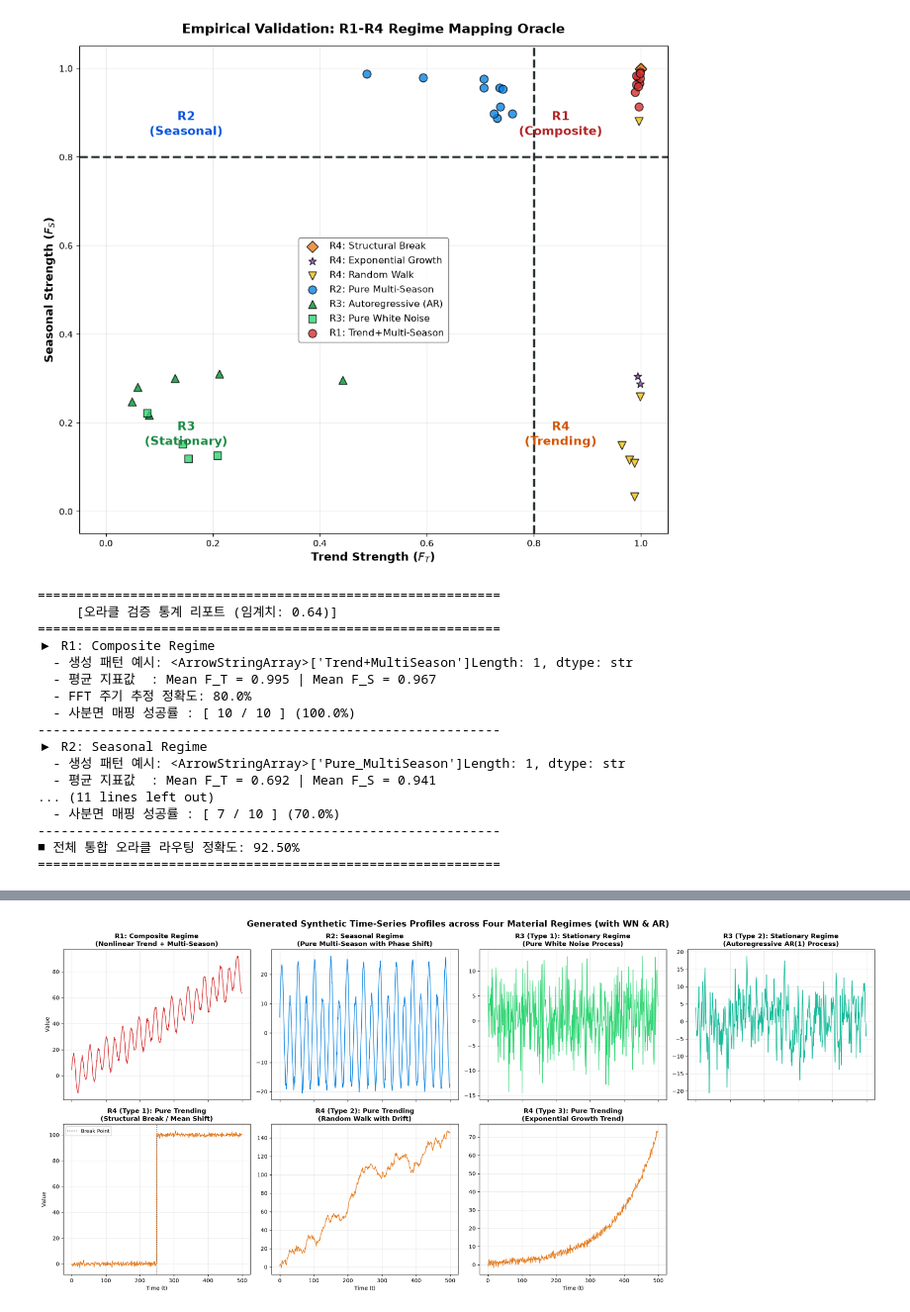
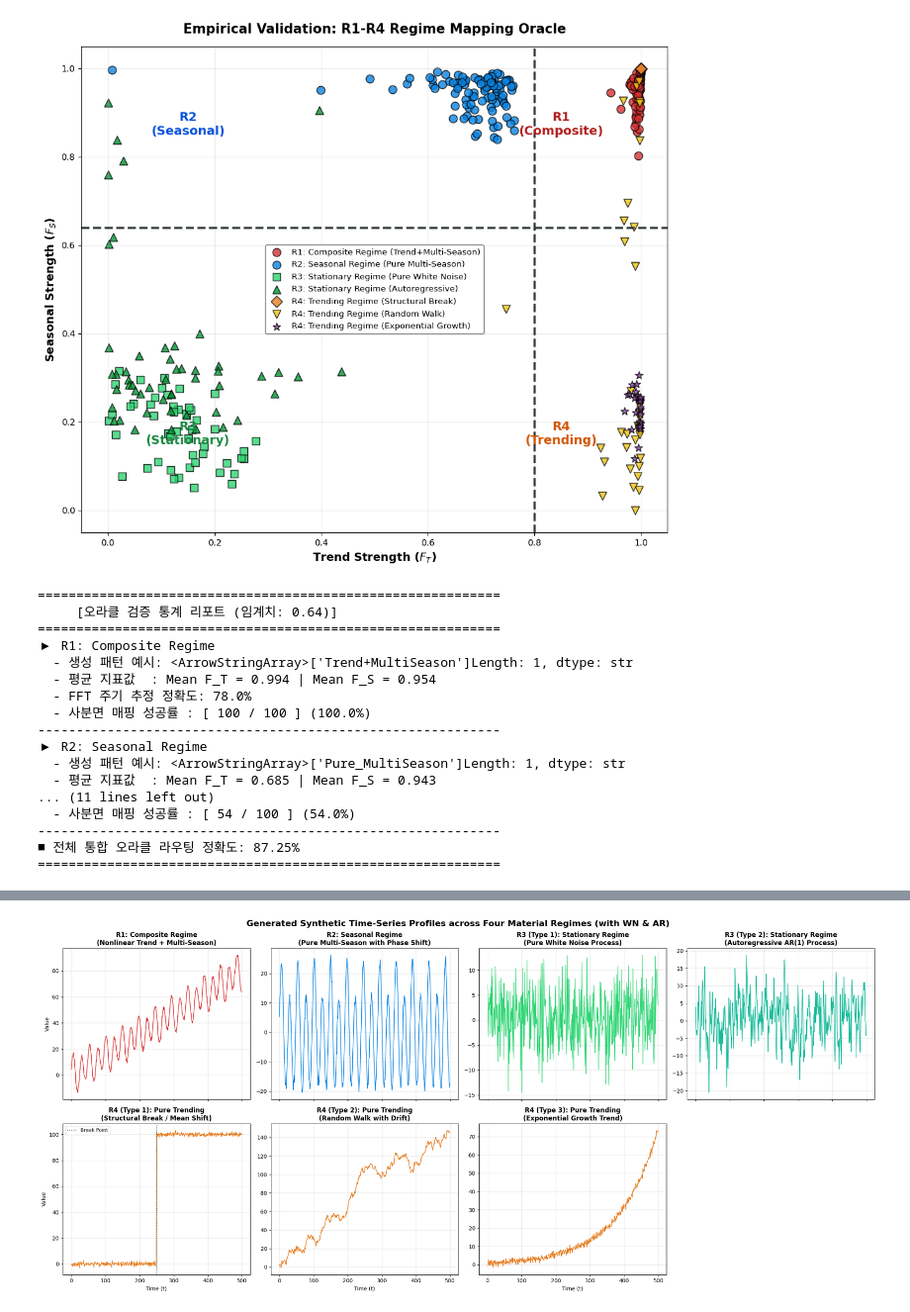
Before and after one commit to wayne0831/TSFM_Ops, a Jupyter notebook: src/temp/evalute_ft_fs.ipynb, the cells around one changed output, grey strips where cells are left out. Shown at 99% size. Cells and saved outputs as stored; diff of their text form; code cells hidden in the pictures.

Commit message:
deleted:    results/temp/synthetic_quadrant_dataset.csv 	new file:   results/temp/synthetic_quadrant_dataset_per10000.csv 	modified:   src/temp/evalute_ft_fs.ipynb

```diff
--- a/src/temp/evalute_ft_fs.ipynb
+++ b/src/temp/evalute_ft_fs.ipynb
@@ -224,49 +256,63 @@ df_exp_results.to_csv('../../results/temp/synthetic_quadrant_dataset.csv', index
 # %%
 # ==========================================
-# 2. 결과 시각화 (세부 패턴별 색상 및 마커 분리 플롯팅)
+# 2. 결과 시각화 (R1~R4 범례 순서 고정 및 세부 패턴 플롯팅)
 # ==========================================
 F_T_thr = 0.80
-F_S_thr = 0.80
+F_S_thr = 0.64
 
 plt.figure(figsize=(12, 10))
 
-# 패턴별 구성 설정
+# 1. 학술적 일관성을 위해 패턴별 고유 시각 세팅 테이블 정의
 pattern_configs = {
-    'Trend+MultiSeason':       {'color': '#d63031', 'marker': 'o', 'label': 'R1: Trend+Multi-Season'},
-    'Pure_MultiSeason':        {'color': '#0984e3', 'marker': 'o', 'label': 'R2: Pure Multi-Season'},
-    'Stationary_WN':           {'color': '#2ed573', 'marker': 's', 'label': 'R3: Pure White Noise'},
-    'Stationary_AR':           {'color': '#009432', 'marker': '^', 'label': 'R3: Autoregressive (AR)'},
-    'PureTrend_Break':         {'color': '#e67e22', 'marker': 'D', 'label': 'R4: Structural Break'},
-    'PureTrend_RandomWalk':    {'color': '#f1c40f', 'marker': 'v', 'label': 'R4: Random Walk'},
-    'PureTrend_Exponential':   {'color': '#8e44ad', 'marker': '*', 'label': 'R4: Exponential Growth'}
+    'Trend+MultiSeason':       {'color': '#d63031', 'marker': 'o', 'label': 'R1: Composite Regime (Trend+Multi-Season)'},
+    'Pure_MultiSeason':        {'color': '#0984e3', 'marker': 'o', 'label': 'R2: Seasonal Regime (Pure Multi-Season)'},
+    'Stationary_WN':           {'color': '#2ed573', 'marker': 's', 'label': 'R3: Stationary Regime (Pure White Noise)'},
+    'Stationary_AR':           {'color': '#009432', 'marker': '^', 'label': 'R3: Stationary Regime (Autoregressive)'},
+    'PureTrend_Break':         {'color': '#e67e22', 'marker': 'D', 'label': 'R4: Trending Regime (Structural Break)'},
+    'PureTrend_RandomWalk':    {'color': '#f1c40f', 'marker': 'v', 'label': 'R4: Trending Regime (Random Walk)'},
+    'PureTrend_Exponential':   {'color': '#8e44ad', 'marker': '*', 'label': 'R4: Trending Regime (Exponential Growth)'}
 }
 
-# 시각화 수행
-for pattern_label, group in df_exp_results.groupby('Pattern'):
+# 2. 범례 순서를 R1 -> R2 -> R3 -> R4 순으로 강제 정렬하기 위한 마스터 맵 순서 선언
+legend_order = [
+    'Trend+MultiSeason',
+    'Pure_MultiSeason',
+    'Stationary_WN',
+    'Stationary_AR',
+    'PureTrend_Break',
+    'PureTrend_RandomWalk',
+    'PureTrend_Exponential'
+]
+
+# 3. 데이터프레임 내에 존재하는 패턴만 필터링하여 순서대로 플롯팅 (범례 순서 꼬임 원천 차단)
+existing_patterns = [p for p in legend_order if p in df_exp_results['Pattern'].unique()]
+
+for pattern_label in existing_patterns:
+    group = df_exp_results[df_exp_results['Pattern'] == pattern_label]
     config = pattern_configs.get(pattern_label, {'color': '#7f8c8d', 'marker': 'x', 'label': pattern_label})
+
     plt.scatter(group['F_T'], group['F_S'],
                 label=config['label'], color=config['color'], marker=config['marker'],
                 alpha=0.8, edgecolors='k', s=85)
 
-# 하드 임계치 선
+# 오라클 결정 가이드라인 경계선 (tau = 0.64)
 plt.axvline(x=F_T_thr, color='#2d3436', linestyle='--', linewidth=2.5)
 plt.axhline(y=F_S_thr, color='#2d3436', linestyle='--', linewidth=2.5)
 
-# 사분면 영역 명칭 표기
+# 사분면 텍스트 표기
 plt.text(0.85, 0.85, 'R1\n(Composite)', fontsize=14, fontweight='bold', ha='center', color='#b21f1f')
 plt.text(0.15, 0.85, 'R2\n(Seasonal)', fontsize=14, fontweight='bold', ha='center', color='#0652dd')
 plt.text(0.15, 0.15, 'R3\n(Stationary)', fontsize=14, fontweight='bold', ha='center', color='#1b8a43')
 plt.text(0.85, 0.15, 'R4\n(Trending)', fontsize=14, fontweight='bold', ha='center', color='#d35400')
 
-# 축 설정 및 레이아웃 조정
 plt.xlim(-0.05, 1.05)
 plt.ylim(-0.05, 1.05)
 plt.xlabel('Trend Strength ($F_T$)', fontsize=13, fontweight='bold')
 plt.ylabel('Seasonal Strength ($F_S$)', fontsize=13, fontweight='bold')
 plt.title('Empirical Validation: R1-R4 Regime Mapping Oracle', fontsize=15, fontweight='bold', pad=15)
 
-# 요청하신 범례 중앙 배치
-plt.legend(loc='center', fontsize=11, framealpha=0.95, facecolor='white', edgecolor='gray')
+# 범례 정중앙 위치 설정 (가독성을 위한 반투명 흰색 배경막 장착)
+plt.legend(loc='center', fontsize=9.5, framealpha=0.95, facecolor='white', edgecolor='gray')
 plt.grid(True, alpha=0.25)
 plt.show()
 
@@ -288,48 +334,48 @@ for r_label in ['R1', 'R2', 'R3', 'R4']:
     if r_label == 'R1':
         success_condition = (sub_df['F_T'] >= F_T_thr) & (sub_df['F_S'] >= F_S_thr)
     elif r_label == 'R2':
         success_condition = (sub_df['F_T'] < F_T_thr) & (sub_df['F_S'] >= F_S_thr)
     elif r_label == 'R3':
         success_condition = (sub_df['F_T'] < F_T_thr) & (sub_df['F_S'] < F_S_thr)
     elif r_label == 'R4':
         success_condition = (sub_df['F_T'] >= F_T_thr) & (sub_df['F_S'] < F_S_thr)
 
     success_count = len(sub_df[success_condition])
     total_success += success_count
     accuracy = (success_count / len(sub_df)) * 100
 
     unique_patterns = list(sub_df['Pattern'].unique())
     print(f"▶ {r_label}: {regime_names[r_label]}")
     print(f"  - 생성 패턴 예시: <ArrowStringArray>{unique_patterns}Length: {len(unique_patterns)}, dtype: str")
     print(f"  - 평균 지표값  : Mean F_T = {sub_df['F_T'].mean():.3f} | Mean F_S = {sub_df['F_S'].mean():.3f}")
 
     # 주기 매칭 검증 (R1, R2에 대해서만 추출 성과 체크)
     if r_label in ['R1', 'R2']:
         same_p_count = len(sub_df[sub_df['True_P'] == sub_df['Est_P']])
         p_match_rate = (same_p_count / len(sub_df)) * 100
         print(f"  - FFT 주기 추정 정확도: {p_match_rate:.1f}%")
 
     print(f"  - 사분면 매핑 성공률 : [ {success_count} / {len(sub_df)} ] ({accuracy:.1f}%)")
     print("-" * 60)
 
 print(f"■ 전체 통합 오라클 라우팅 정확도: {(total_success / len(df_exp_results))*100:.2f}%")
 print("="*60)
 # %% [output]
-[figure, old version]
+[figure, new version]
 ============================================================
      [오라클 검증 통계 리포트 (임계치: 0.64)]
 ============================================================
 ▶ R1: Composite Regime
   - 생성 패턴 예시: <ArrowStringArray>['Trend+MultiSeason']Length: 1, dtype: str
-  - 평균 지표값  : Mean F_T = 0.995 | Mean F_S = 0.967
-  - FFT 주기 추정 정확도: 80.0%
-  - 사분면 매핑 성공률 : [ 10 / 10 ] (100.0%)
+  - 평균 지표값  : Mean F_T = 0.994 | Mean F_S = 0.954
+  - FFT 주기 추정 정확도: 78.0%
+  - 사분면 매핑 성공률 : [ 100 / 100 ] (100.0%)
 ------------------------------------------------------------
 ▶ R2: Seasonal Regime
   - 생성 패턴 예시: <ArrowStringArray>['Pure_MultiSeason']Length: 1, dtype: str
-  - 평균 지표값  : Mean F_T = 0.692 | Mean F_S = 0.941
+  - 평균 지표값  : Mean F_T = 0.685 | Mean F_S = 0.943
 ... (11 lines left out)
-  - 사분면 매핑 성공률 : [ 7 / 10 ] (70.0%)
+  - 사분면 매핑 성공률 : [ 54 / 100 ] (54.0%)
 ------------------------------------------------------------
-■ 전체 통합 오라클 라우팅 정확도: 92.50%
+■ 전체 통합 오라클 라우팅 정확도: 87.25%
 ============================================================
```
Also changed, not shown: parts of 6 cells of this notebook, 2 other files.
